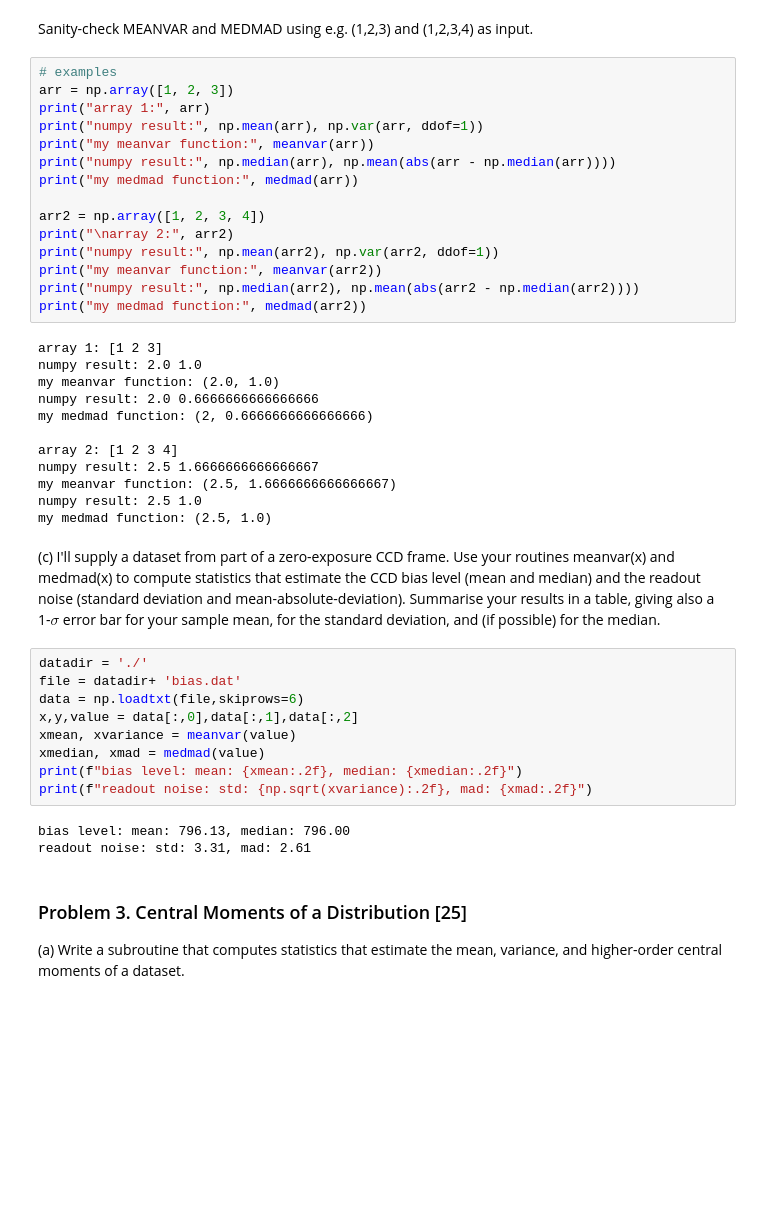
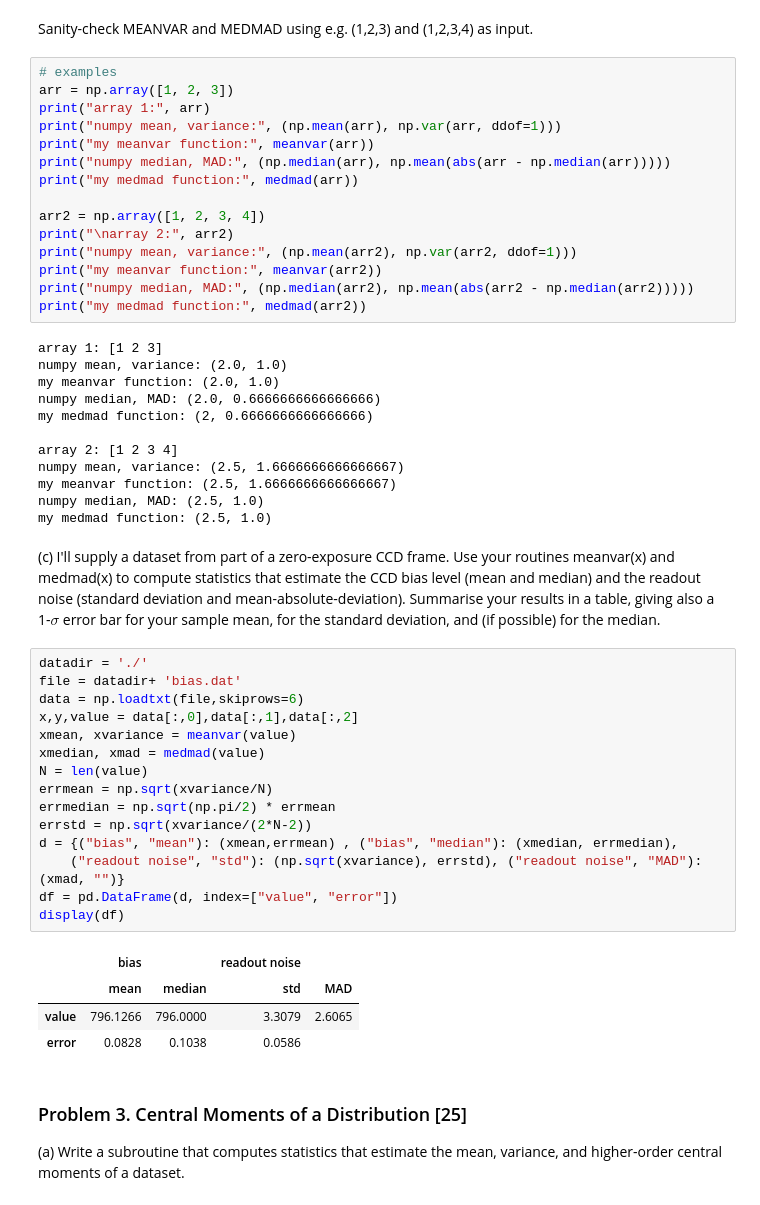
Before and after one commit to alphalyncis/adaa, a Jupyter notebook: hw1/hw1_xueqing.ipynb, the cells around one changed output. Cells and saved outputs as stored; diff of their text form; blank space fills up the shorter version.

```diff
--- a/hw1/hw1.ipynb
+++ b/hw1/hw1_xueqing.ipynb
@@ -258,28 +256,28 @@ Sanity-check MEANVAR and MEDMAD using e.g. (1,2,3) and (1,2,3,4) as input.
 # examples
 arr = np.array([1, 2, 3])
 print("array 1:", arr)
-print("numpy result:", np.mean(arr), np.var(arr, ddof=1))
+print("numpy mean, variance:", (np.mean(arr), np.var(arr, ddof=1)))
 print("my meanvar function:", meanvar(arr))
-print("numpy result:", np.median(arr), np.mean(abs(arr - np.median(arr))))
+print("numpy median, MAD:", (np.median(arr), np.mean(abs(arr - np.median(arr)))))
 print("my medmad function:", medmad(arr))
 
 arr2 = np.array([1, 2, 3, 4])
 print("\narray 2:", arr2)
-print("numpy result:", np.mean(arr2), np.var(arr2, ddof=1))
+print("numpy mean, variance:", (np.mean(arr2), np.var(arr2, ddof=1)))
 print("my meanvar function:", meanvar(arr2))
-print("numpy result:", np.median(arr2), np.mean(abs(arr2 - np.median(arr2))))
+print("numpy median, MAD:", (np.median(arr2), np.mean(abs(arr2 - np.median(arr2)))))
 print("my medmad function:", medmad(arr2))
 # %% [output]
 array 1: [1 2 3]
-numpy result: 2.0 1.0
+numpy mean, variance: (2.0, 1.0)
 my meanvar function: (2.0, 1.0)
-numpy result: 2.0 0.6666666666666666
+numpy median, MAD: (2.0, 0.6666666666666666)
 my medmad function: (2, 0.6666666666666666)
 
 array 2: [1 2 3 4]
-numpy result: 2.5 1.6666666666666667
+numpy mean, variance: (2.5, 1.6666666666666667)
 my meanvar function: (2.5, 1.6666666666666667)
-numpy result: 2.5 1.0
+numpy median, MAD: (2.5, 1.0)
 my medmad function: (2.5, 1.0)
 # %% [markdown]
 (c) I'll supply a dataset from part of a zero-exposure CCD frame. Use your routines meanvar(x)
@@ -287,15 +285,23 @@ and medmad(x) to compute statistics that estimate the CCD bias level (mean and m
 # %%
 datadir = './'
 file = datadir+ 'bias.dat'
 data = np.loadtxt(file,skiprows=6)
 x,y,value = data[:,0],data[:,1],data[:,2]
 xmean, xvariance = meanvar(value)
 xmedian, xmad = medmad(value)
-print(f"bias level: mean: {xmean:.2f}, median: {xmedian:.2f}")
-print(f"readout noise: std: {np.sqrt(xvariance):.2f}, mad: {xmad:.2f}")
+N = len(value)
+errmean = np.sqrt(xvariance/N)
+errmedian = np.sqrt(np.pi/2) * errmean
+errstd = np.sqrt(xvariance/(2*N-2))
+d = {("bias", "mean"): (xmean,errmean) , ("bias", "median"): (xmedian, errmedian),
+    ("readout noise", "std"): (np.sqrt(xvariance), errstd), ("readout noise", "MAD"): (xmad, "")}
+df = pd.DataFrame(d, index=["value", "error"])
+display(df)
 # %% [output]
-bias level: mean: 796.13, median: 796.00
-readout noise: std: 3.31, mad: 2.61
+|  | bias |  | readout noise |  |
+|  | mean | median | std | MAD |
+| value | 796.1266 | 796.0000 | 3.3079 | 2.6065 |
+| error | 0.0828 | 0.1038 | 0.0586 |  |
 # %% [markdown]
 ### Problem 3. Central Moments of a Distribution [25]
 
```
Also changed, not shown: parts of 12 cells of this notebook, 3 other files.
